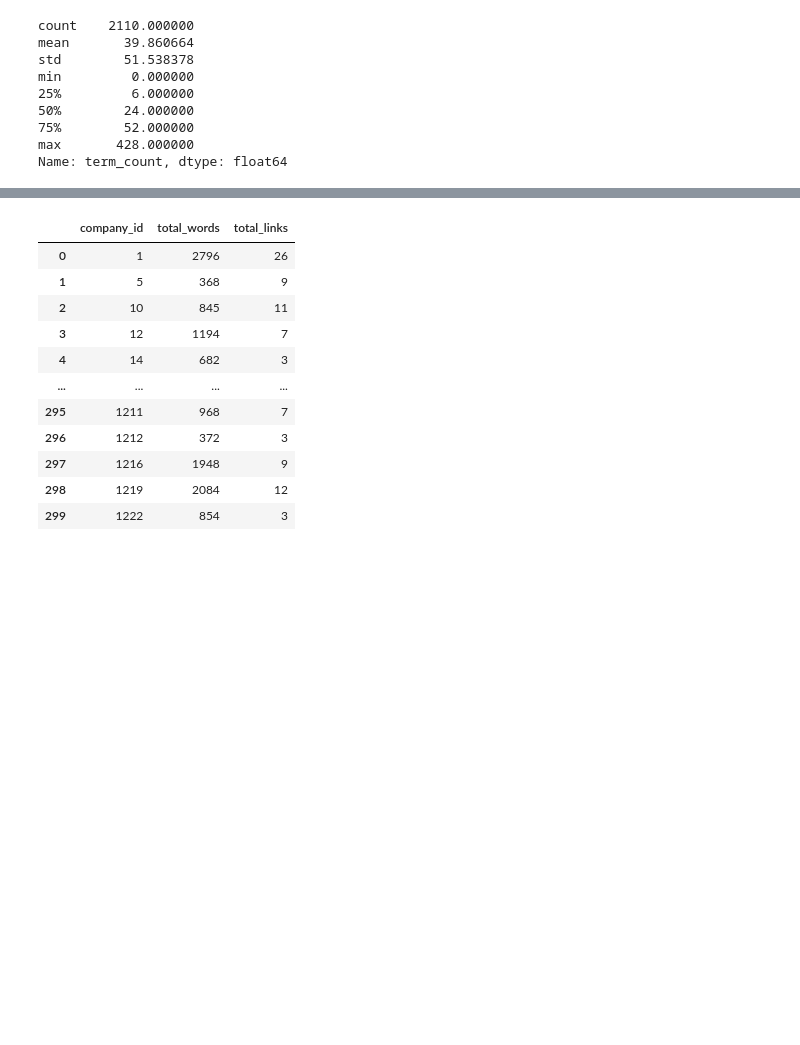
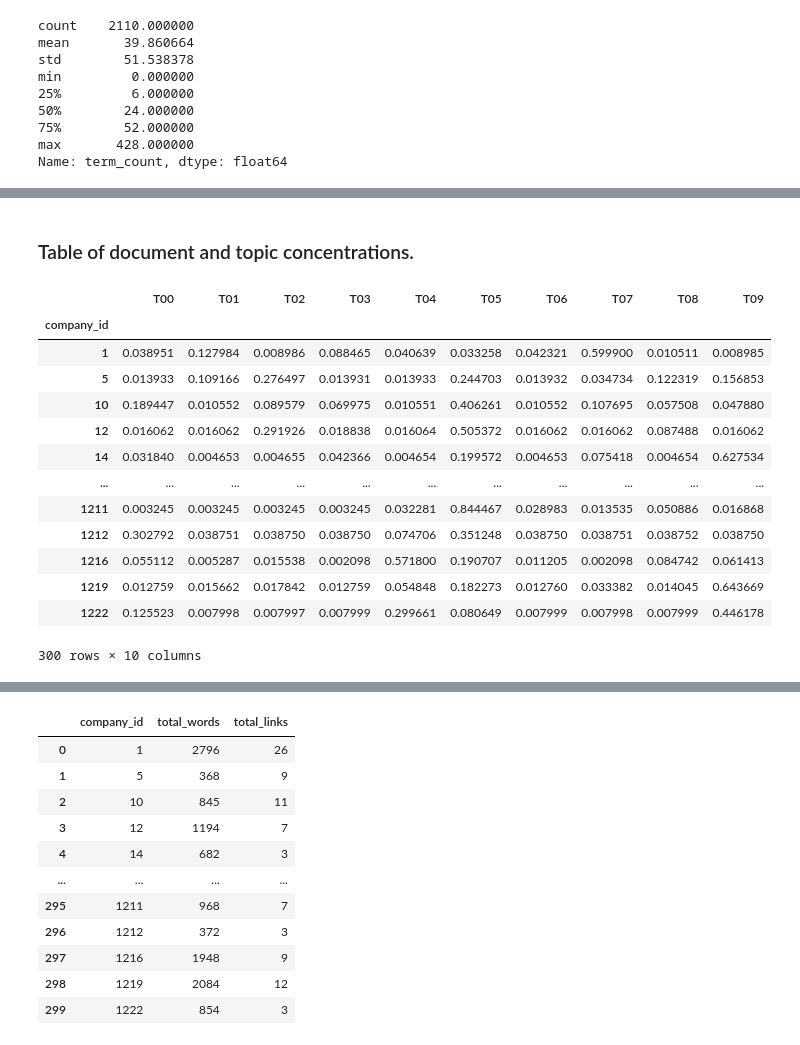
Before and after one commit to hyunsuk-ko/TextAnalytics, a Jupyter notebook: data/LDA.ipynb, the cells around one changed output, grey strips where cells are left out. Cells and saved outputs as stored; diff of their text form; code cells hidden in the pictures; blank space fills up the shorter version.

```diff
--- a/data/LDA.ipynb
+++ b/data/LDA.ipynb
@@ -107,3 +107,24 @@ THETA.sample(20).style.background_gradient(cmap=colors, axis=None)
+# %% [markdown]
+### Table of document and topic concentrations.
+# %%
+DOC_TOPIC = THETA.reset_index().groupby('company_id')['T00', 'T01', 'T02', 'T03', 'T04', 'T05', 'T06', 'T07', 'T08', 'T09'].mean()
+DOC_TOPIC.to_csv("DOC_TOPIC.csv")
+DOC_TOPIC
+# %% [output]
+|  | T00 | T01 | T02 | T03 | T04 | T05 | T06 | T07 | T08 | T09 |
+| company_id |  |  |  |  |  |  |  |  |  |  |
+| 1 | 0.038951 | 0.127984 | 0.008986 | 0.088465 | 0.040639 | 0.033258 | 0.042321 | 0.599900 | 0.010511 | 0.008985 |
+| 5 | 0.013933 | 0.109166 | 0.276497 | 0.013931 | 0.013933 | 0.244703 | 0.013932 | 0.034734 | 0.122319 | 0.156853 |
+| 10 | 0.189447 | 0.010552 | 0.089579 | 0.069975 | 0.010551 | 0.406261 | 0.010552 | 0.107695 | 0.057508 | 0.047880 |
+| 12 | 0.016062 | 0.016062 | 0.291926 | 0.018838 | 0.016064 | 0.505372 | 0.016062 | 0.016062 | 0.087488 | 0.016062 |
+| 14 | 0.031840 | 0.004653 | 0.004655 | 0.042366 | 0.004654 | 0.199572 | 0.004653 | 0.075418 | 0.004654 | 0.627534 |
+| ... | ... | ... | ... | ... | ... | ... | ... | ... | ... | ... |
+| 1211 | 0.003245 | 0.003245 | 0.003245 | 0.003245 | 0.032281 | 0.844467 | 0.028983 | 0.013535 | 0.050886 | 0.016868 |
+| 1212 | 0.302792 | 0.038751 | 0.038750 | 0.038750 | 0.074706 | 0.351248 | 0.038750 | 0.038751 | 0.038752 | 0.038750 |
+| 1216 | 0.055112 | 0.005287 | 0.015538 | 0.002098 | 0.571800 | 0.190707 | 0.011205 | 0.002098 | 0.084742 | 0.061413 |
+| 1219 | 0.012759 | 0.015662 | 0.017842 | 0.012759 | 0.054848 | 0.182273 | 0.012760 | 0.033382 | 0.014045 | 0.643669 |
+| 1222 | 0.125523 | 0.007998 | 0.007997 | 0.007999 | 0.299661 | 0.080649 | 0.007999 | 0.007998 | 0.007999 | 0.446178 |
+300 rows × 10 columns
 # %%
 PHI = pd.DataFrame(lda_engine.components_, columns=TERMS, index=TNAMES)
 PHI.index.name = 'topic_id'
```
Also changed, not shown: parts of 13 cells of this notebook, 7 other files.
